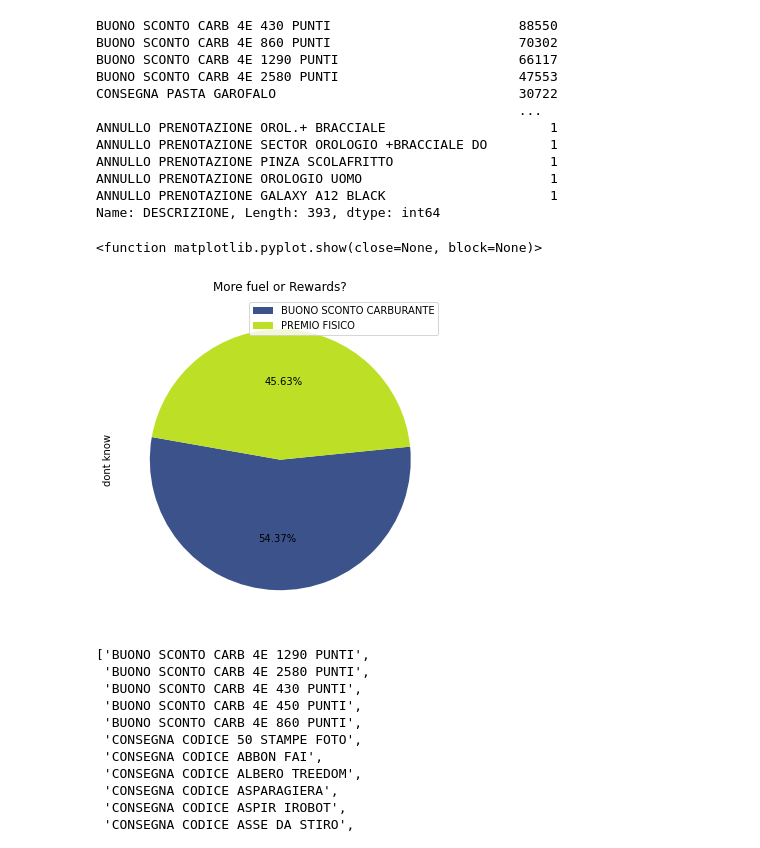
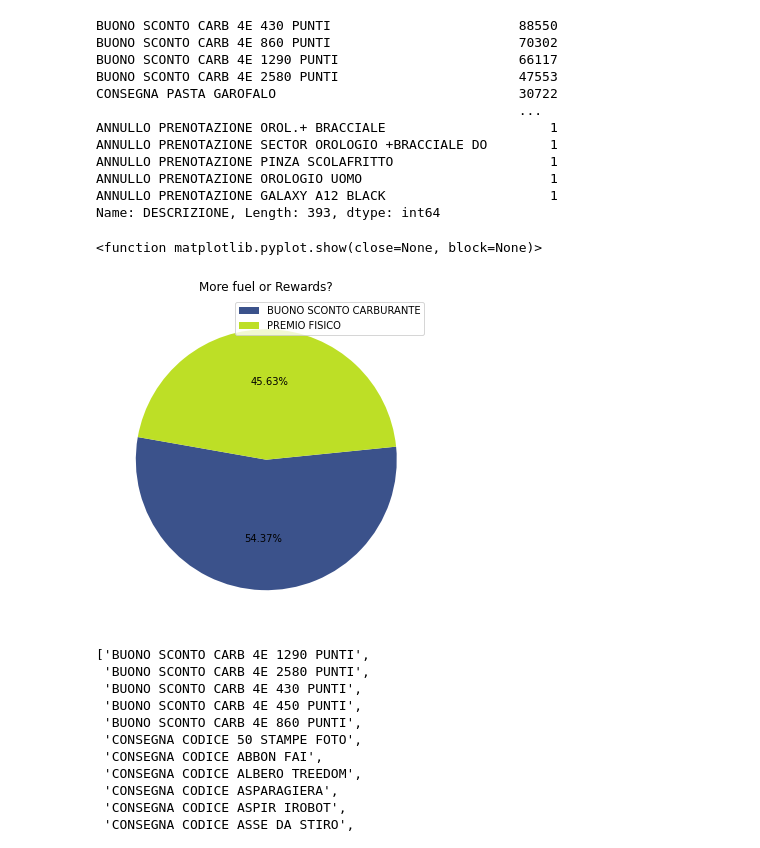
Before and after one commit to Rigtee/GBAC_Q8_2021, a Jupyter notebook: File_where_QDC_Works.ipynb, the cells around one changed output. Drawn from its saved outputs; the diff is of its cells as text; code cells hidden in the pictures.

```diff
--- a/File_where_QDC_Works.ipynb
+++ b/File_where_QDC_Works.ipynb
@@ -153,20 +190,20 @@ Name: DESCRIZIONE, Length: 393, dtype: int64
 # %%
 tmp = get_frequencies(df['CATEGORIA'], n_categories=2)['relative']
 cmap = cm.get_cmap('viridis')
 ax = tmp.plot(kind='pie',
               title="More fuel or Rewards?", autopct='{:02.2f}%'.format,
               legend=True,
               labeldistance=None,
               startangle=170,
               colors=[cmap(i) for i in np.linspace(.25, .9, len(tmp
  ))],
               figsize=(6, 6)
              )
-ax.set(ylabel='dont know')
+ax.set(ylabel='')
 plt.show
 # %% [output]
 <function matplotlib.pyplot.show(close=None, block=None)>
-[figure, old version]
+[figure, new version]
 # %%
 prize_description = df["DESCRIZIONE"].value_counts()
 prize_description = prize_description.index.to_list()
```
Also changed, not shown: parts of 47 cells of this notebook.
